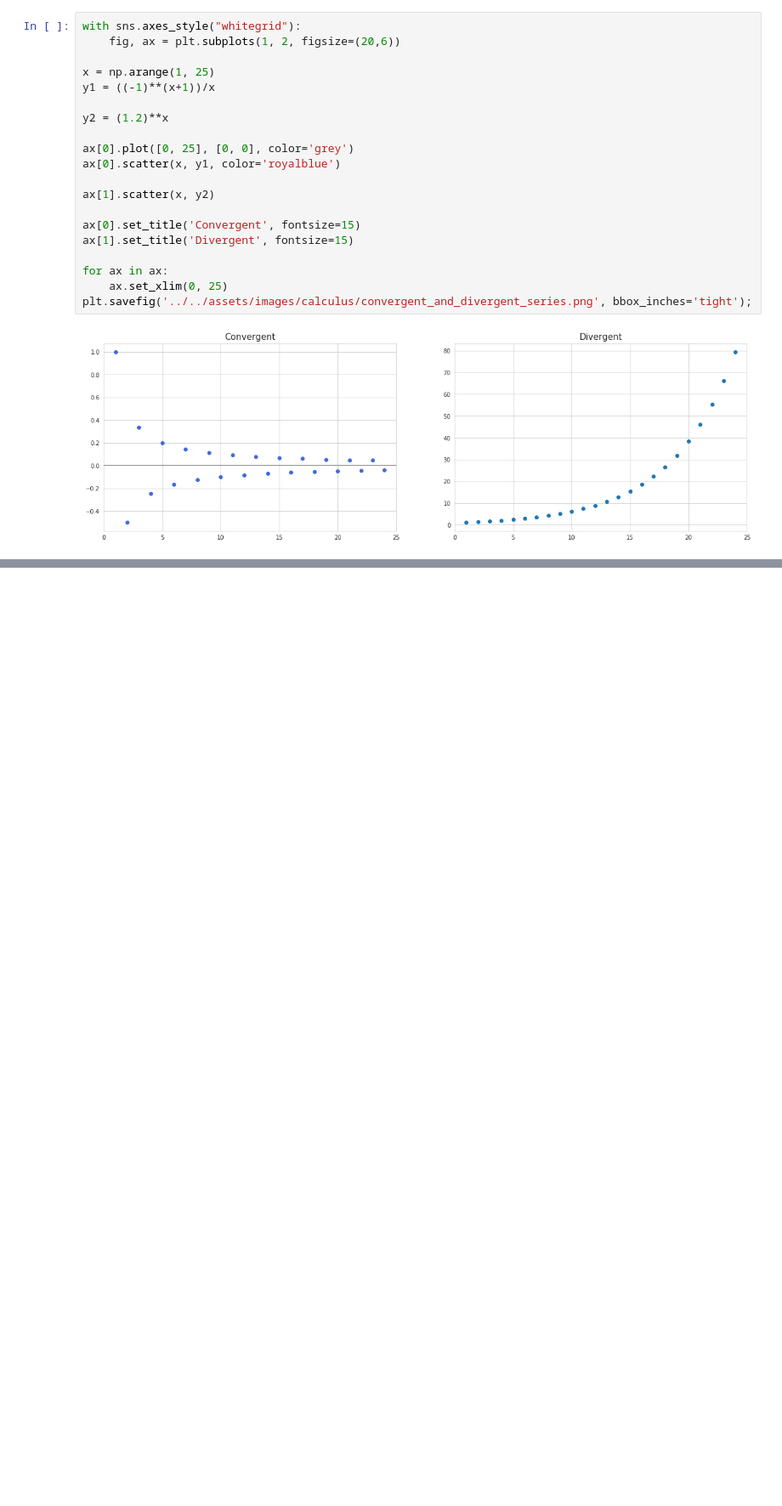
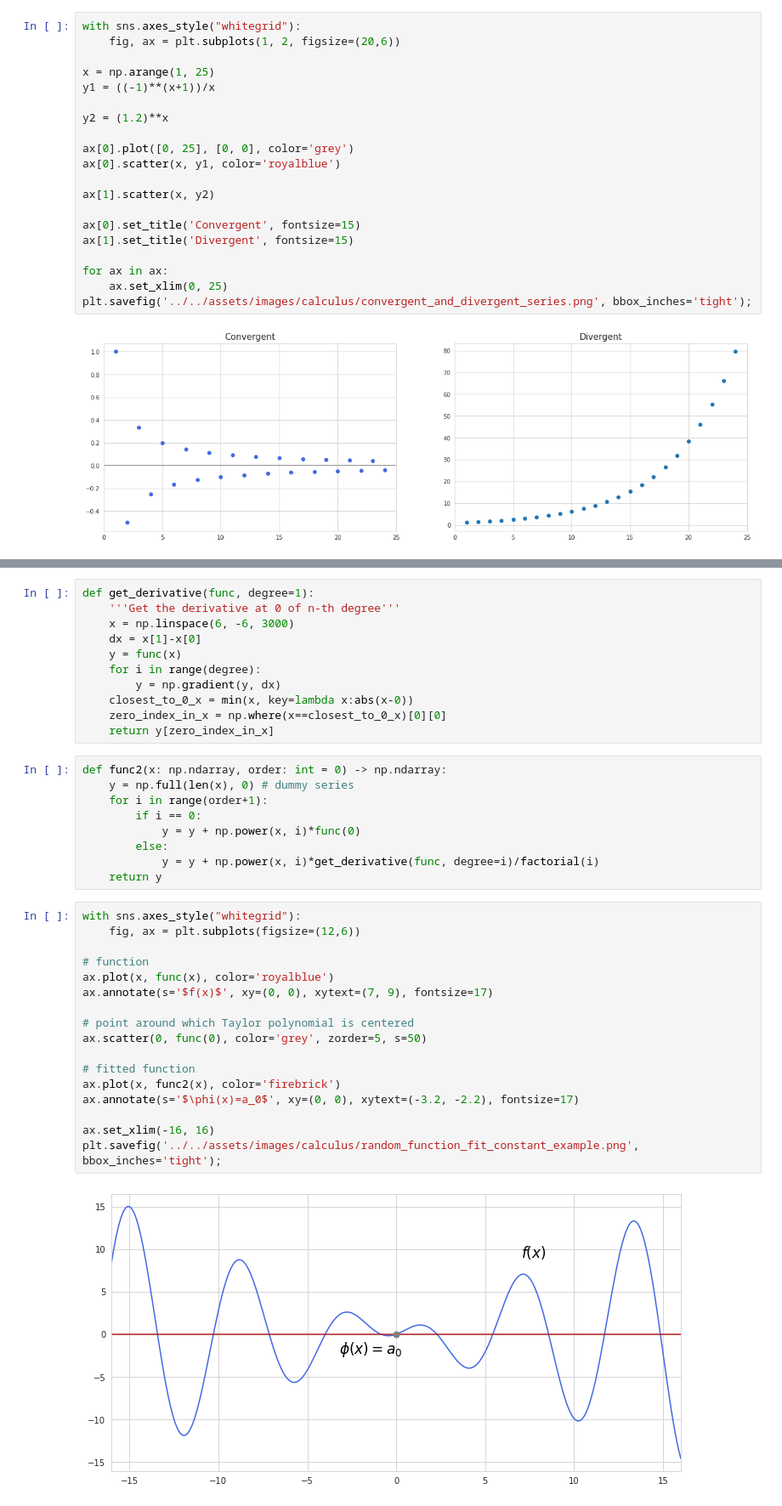
Before and after one commit to vzahorui/vzahorui.github.io, a Jupyter notebook: jupyter_notebooks/calculus/series.ipynb, the cells around one changed output, grey strips where cells are left out. Shown at 85% size. Cells and saved outputs as stored; diff of their text form; blank space fills up the shorter version.

```diff
--- a/jupyter_notebooks/calculus/series.ipynb
+++ b/jupyter_notebooks/calculus/series.ipynb
@@ -28,0 +49,39 @@ plt.savefig('../../assets/images/calculus/convergent_and_divergent_series.png',
+# %%
+def get_derivative(func, degree=1):
+    '''Get the derivative at 0 of n-th degree'''
+    x = np.linspace(6, -6, 3000)
+    dx = x[1]-x[0]
+    y = func(x)
+    for i in range(degree):
+        y = np.gradient(y, dx)
+    closest_to_0_x = min(x, key=lambda x:abs(x-0))
+    zero_index_in_x = np.where(x==closest_to_0_x)[0][0]
+    return y[zero_index_in_x]
+# %%
+def func2(x: np.ndarray, order: int = 0) -> np.ndarray:
+    y = np.full(len(x), 0) # dummy series
+    for i in range(order+1):
+        if i == 0:
+            y = y + np.power(x, i)*func(0)
+        else:
+            y = y + np.power(x, i)*get_derivative(func, degree=i)/factorial(i)
+    return y
+# %%
+with sns.axes_style("whitegrid"):
+    fig, ax = plt.subplots(figsize=(12,6))
+
+# function
+ax.plot(x, func(x), color='royalblue')
+ax.annotate(s='$f(x)$', xy=(0, 0), xytext=(7, 9), fontsize=17)
+
+# point around which Taylor polynomial is centered
+ax.scatter(0, func(0), color='grey', zorder=5, s=50)
+
+# fitted function
+ax.plot(x, func2(x), color='firebrick')
+ax.annotate(s='$\phi(x)=a_0$', xy=(0, 0), xytext=(-3.2, -2.2), fontsize=17)
+
+ax.set_xlim(-16, 16)
+plt.savefig('../../assets/images/calculus/random_function_fit_constant_example.png', bbox_inches='tight');
+# %% [output]
+[figure, added]
```
Also changed, not shown: parts of 7 cells of this notebook, 15 other files.
